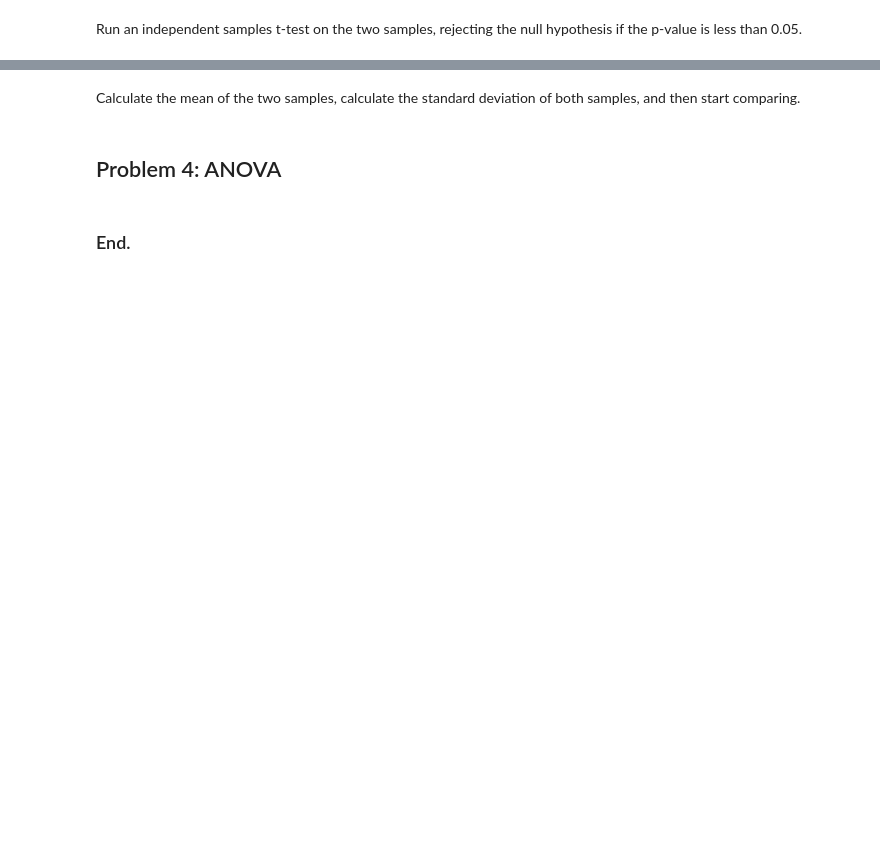
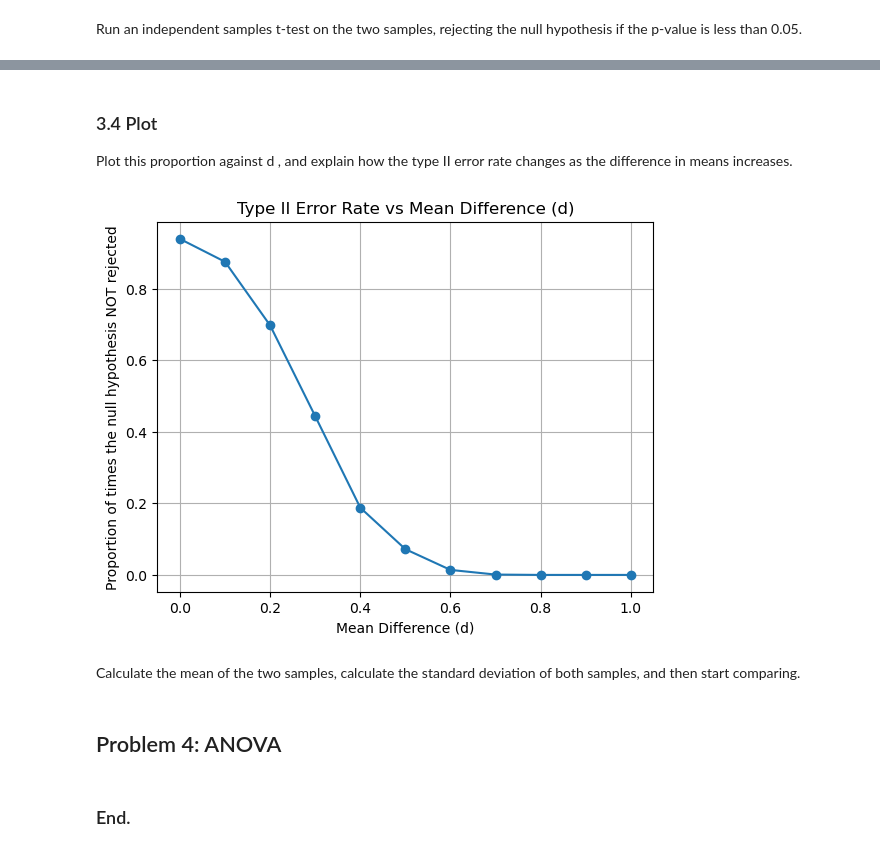
Before and after one commit to MattiDoubleU/Applied-Statistics, a Jupyter notebook: problems.ipynb, the cells around one changed output, grey strips where cells are left out. Drawn from its saved outputs; the diff is of its cells as text; code cells hidden in the pictures; blank space fills up the shorter version.

Commit message:
Adding code block for last part of problem 3 as well as plot and additiona MD cells

```diff
--- a/problems.ipynb
+++ b/problems.ipynb
@@ -517,6 +517,7 @@ sample_size = 100
 num_simulations = 1000
 d_values = np.arange(0, 1.01, 0.1) # Start at 0, increase by 0.1 stop before 1.01.
 type2_errors = [] # Creates an empty Python list that will store the Type II error rates for each value of d.
+non_rejections_rates = [] # Creates an empty Python list that will store the non-rejection rates for each value of p.
 # %% [markdown]
 ### 3.3 Simulation loop
 Draw two samples of size 100, one from the standard normal distribution and one from the normal distribution with mean d and standard deviation 1. Repeat 1000 times.
@@ -574,0 +578,20 @@ Reject H0 (p < 0.05)?  True
+# %%
+for d in d_values:
+    non_rejections = 0
+
+    for _ in range(num_simulations):
+        sample1 = np.random.normal(0, 1, sample_size)
+        sample2 = np.random.normal(d, 1, sample_size)
+
+        # t-test
+        t_stat, p_value = stats.ttest_ind(sample1, sample2, equal_var=True)
+
+        # Count non-rejections (p ≥ 0.05).
+        if p_value >= 0.05:
+            non_rejections += 1
+
+    # Compute proportion.
+    rate = non_rejections / num_simulations
+    non_rejections_rates.append(rate)
+
+    print(f"d={d:.1f}  Proportion of times the null hypothesis NOT rejected = {rate:.3f}")
@@ -575,3 +610,15 @@ Reject H0 (p < 0.05)?  True
+# %% [markdown]
+### 3.4 Plot
+Plot this proportion against d , and explain how the type II error rate changes as the difference in means increases.
+# %%
+plt.plot(d_values, non_rejections_rates, marker='o')
+plt.xlabel("Mean Difference (d)")
+plt.ylabel("Proportion of times the null hypothesis NOT rejected")
+plt.title("Type II Error Rate vs Mean Difference (d)")
+plt.grid(True)
+plt.show()
+# %% [output]
+[figure, added]
 # %% [markdown]
 Calculate the mean of the two samples, calculate the standard deviation of both samples, and then start comparing.
 # %% [markdown]
```
Also changed, not shown: parts of 4 cells of this notebook.
